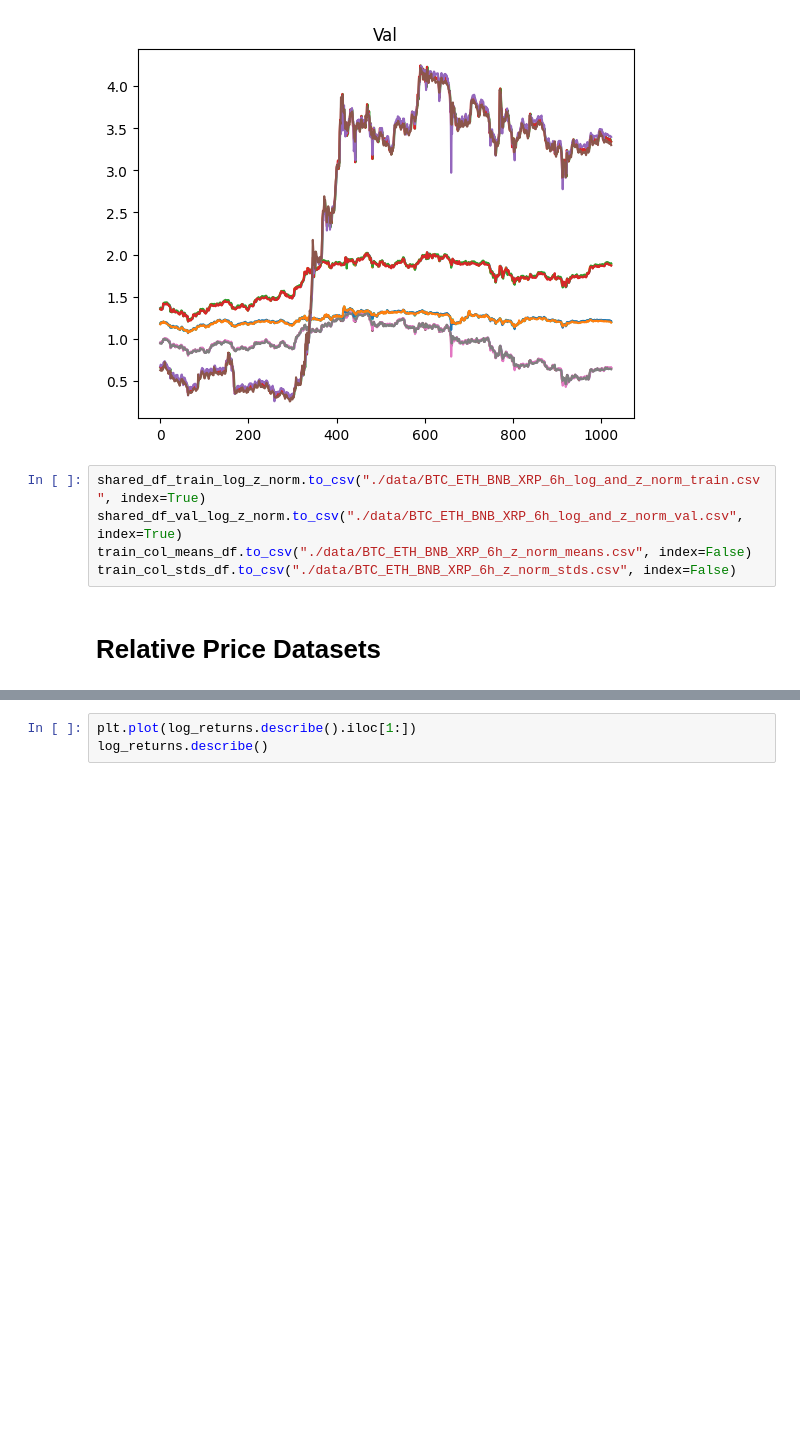
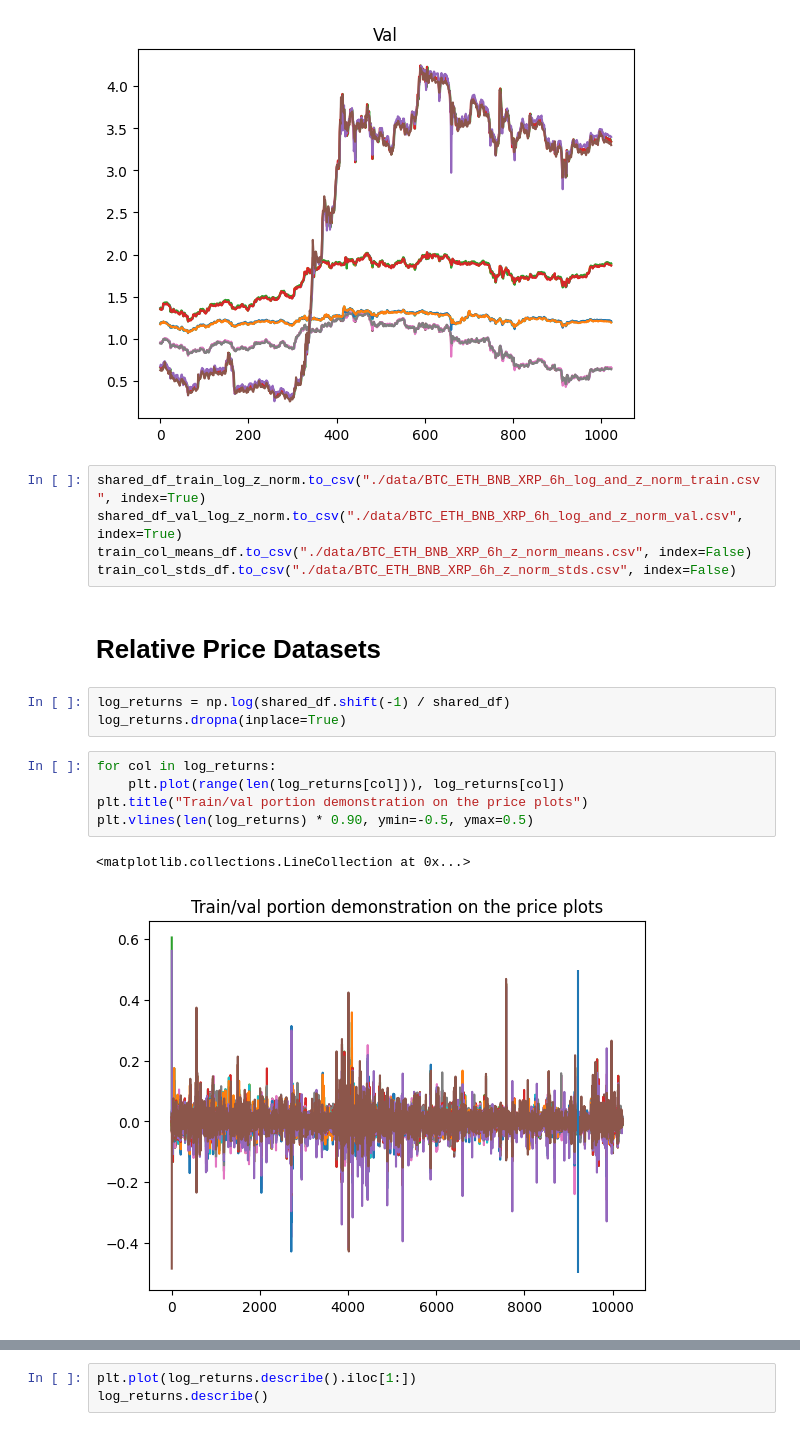
Before and after one commit to mericdemirors/CrossCurrencyPrediction, a Jupyter notebook: 04_data_cleaning.ipynb, the cells around one changed output, grey strips where cells are left out. Saved outputs shown, nothing was run; the diff lists cells and outputs as text; blank space fills up the shorter version.

```diff
--- a/04_data_cleaning.ipynb
+++ b/04_data_cleaning.ipynb
@@ -163,4 +163,15 @@ train_col_means_df.to_csv("./data/BTC_ETH_BNB_XRP_6h_z_norm_means.csv", index=Fa
 train_col_stds_df.to_csv("./data/BTC_ETH_BNB_XRP_6h_z_norm_stds.csv", index=False)
 # %% [markdown]
 # Relative Price Datasets
+# %%
+log_returns = np.log(shared_df.shift(-1) / shared_df)
+log_returns.dropna(inplace=True)
+# %%
+for col in log_returns:
+    plt.plot(range(len(log_returns[col])), log_returns[col])
+plt.title("Train/val portion demonstration on the price plots")
+plt.vlines(len(log_returns) * 0.90, ymin=-0.5, ymax=0.5)
+# %% [output]
+<matplotlib.collections.LineCollection at 0x...>
+[figure, added]
 # %%
```
Also changed, not shown: parts of 4 cells of this notebook, 4 other files.
